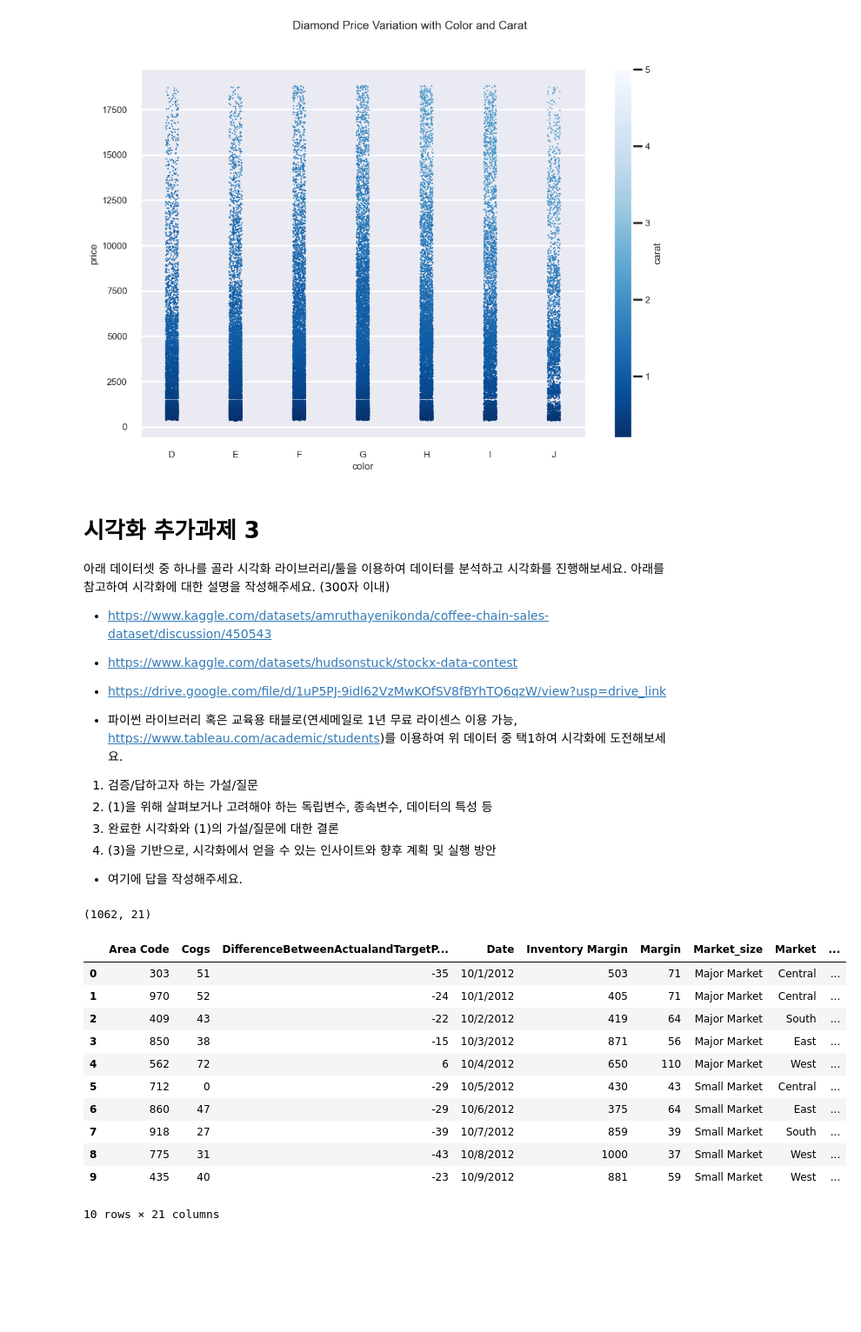
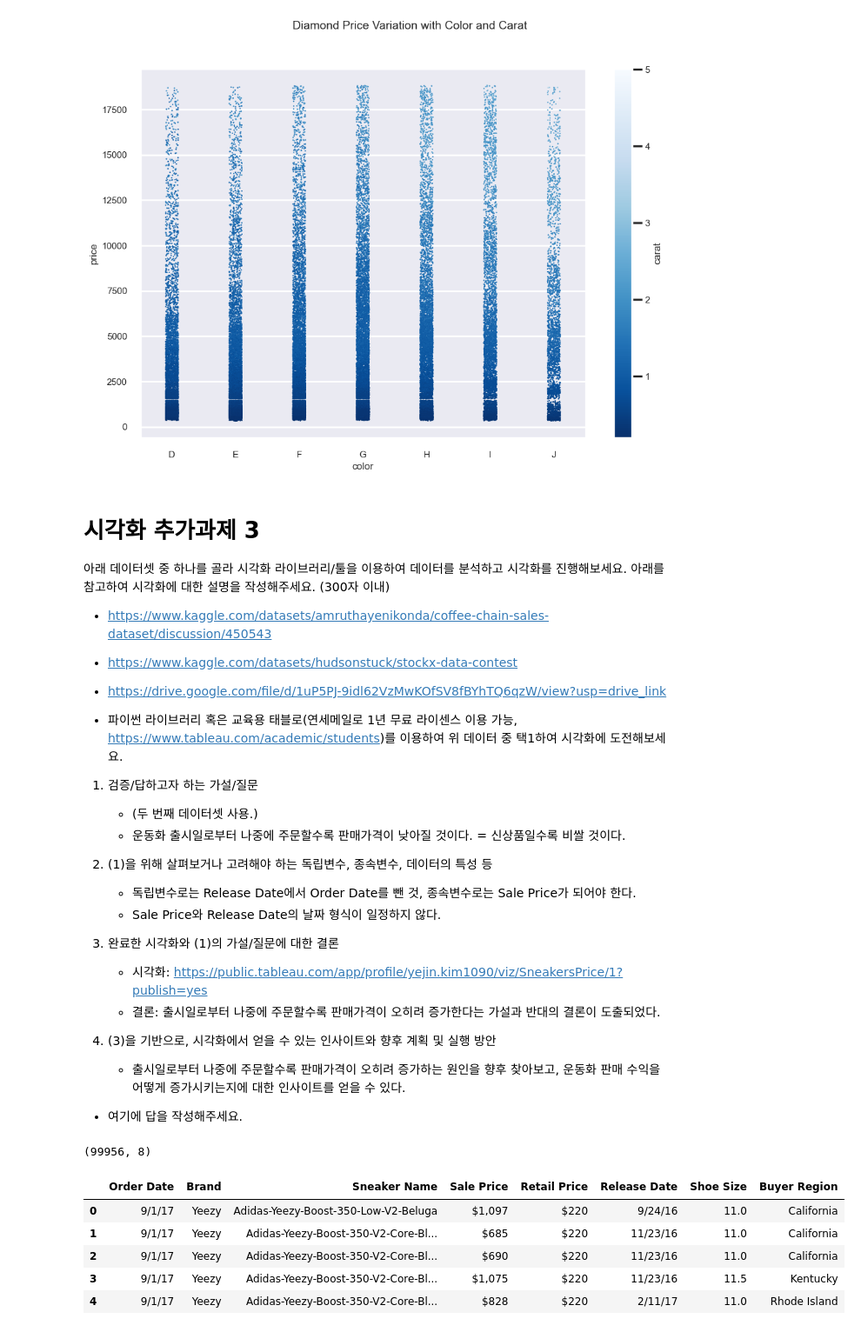
Before and after one commit to gina261/Ybigta_assignment, a Jupyter notebook: 0116_visualization/0116_visualization_prac.ipynb, the cells around one changed output. Shown: that part at 87% size. Drawn from its saved outputs; the diff is of its cells as text; code cells hidden in the pictures; blank space fills up the shorter version.

```diff
--- a/0116_visualization/0116_visualization_prac.ipynb
+++ b/0116_visualization/0116_visualization_prac.ipynb
@@ -253,9 +253,19 @@ cbar.set_label('carat')
 * https://drive.google.com/file/d/1uP5PJ-9idl62VzMwKOfSV8fBYhTQ6qzW/view?usp=drive_link
 *   파이썬 라이브러리 혹은 교육용 태블로(연세메일로 1년 무료 라이센스 이용 가능, https://www.tableau.com/academic/students)를 이용하여 위 데이터 중 택1하여 시각화에 도전해보세요.
 1. 검증/답하고자 하는 가설/질문
+    - (두 번째 데이터셋 사용.)
+    - 운동화 출시일로부터 나중에 주문할수록 판매가격이 낮아질 것이다. = 신상품일수록 비쌀 것이다.
+
 2. (1)을 위해 살펴보거나 고려해야 하는 독립변수, 종속변수, 데이터의 특성 등
+    - 독립변수로는 Release Date에서 Order Date를 뺀 것, 종속변수로는 Sale Price가 되어야 한다.
+    - Sale Price와 Release Date의 날짜 형식이 일정하지 않다.
+
 3. 완료한 시각화와 (1)의 가설/질문에 대한 결론
+    - 시각화: https://public.tableau.com/app/profile/yejin.kim1090/viz/SneakersPrice/1?publish=yes
+    - 결론: 출시일로부터 나중에 주문할수록 판매가격이 오히려 증가한다는 가설과 반대의 결론이 도출되었다.
+
 4. (3)을 기반으로, 시각화에서 얻을 수 있는 인사이트와 향후 계획 및 실행 방안
+    - 출시일로부터 나중에 주문할수록 판매가격이 오히려 증가하는 원인을 향후 찾아보고, 운동화 판매 수익을 어떻게 증가시키는지에 대한 인사이트를 얻을 수 있다.
 
 
 * 여기에 답을 작성해주세요.
@@ -263,21 +273,14 @@ cbar.set_label('carat')
 import pandas as pd
 import seaborn as sns
 # %%
-# 여기에 시각화 코드 혹은 태블로 public 링크를 첨부해주세요.
-df = pd.read_csv('./Coffee_Chain_Sales.csv')
+df = pd.read_csv('./StockX-Data.csv')
 display(df.shape)
-df.head(10)
+df.head()
 # %% [output]
-(1062, 21)
+(99956, 8)
-|  | Area Code | Cogs | DifferenceBetweenActualandTargetP... | Date | Inventory Margin | Margin | Market_size | Market | ... |
-| 0 | 303 | 51 | -35 | 10/1/2012 | 503 | 71 | Major Market | Central | ... |
-| 1 | 970 | 52 | -24 | 10/1/2012 | 405 | 71 | Major Market | Central | ... |
-| 2 | 409 | 43 | -22 | 10/2/2012 | 419 | 64 | Major Market | South | ... |
-| 3 | 850 | 38 | -15 | 10/3/2012 | 871 | 56 | Major Market | East | ... |
-| 4 | 562 | 72 | 6 | 10/4/2012 | 650 | 110 | Major Market | West | ... |
-| 5 | 712 | 0 | -29 | 10/5/2012 | 430 | 43 | Small Market | Central | ... |
-| 6 | 860 | 47 | -29 | 10/6/2012 | 375 | 64 | Small Market | East | ... |
-| 7 | 918 | 27 | -39 | 10/7/2012 | 859 | 39 | Small Market | South | ... |
-| 8 | 775 | 31 | -43 | 10/8/2012 | 1000 | 37 | Small Market | West | ... |
-| 9 | 435 | 40 | -23 | 10/9/2012 | 881 | 59 | Small Market | West | ... |
+|  | Order Date | Brand | Sneaker Name | Sale Price | Retail Price | Release Date | Shoe Size | Buyer Region |
+| 0 | 9/1/17 | Yeezy | Adidas-Yeezy-Boost-350-Low-V2-Beluga | $1,097 | $220 | 9/24/16 | 11.0 | California |
+| 1 | 9/1/17 | Yeezy | Adidas-Yeezy-Boost-350-V2-Core-Bl... | $685 | $220 | 11/23/16 | 11.0 | California |
+| 2 | 9/1/17 | Yeezy | Adidas-Yeezy-Boost-350-V2-Core-Bl... | $690 | $220 | 11/23/16 | 11.0 | California |
+| 3 | 9/1/17 | Yeezy | Adidas-Yeezy-Boost-350-V2-Core-Bl... | $1,075 | $220 | 11/23/16 | 11.5 | Kentucky |
+| 4 | 9/1/17 | Yeezy | Adidas-Yeezy-Boost-350-V2-Core-Bl... | $828 | $220 | 2/11/17 | 11.0 | Rhode Island |
-10 rows × 21 columns
```
Also changed, not shown: parts of 5 cells of this notebook, 2 other files.
